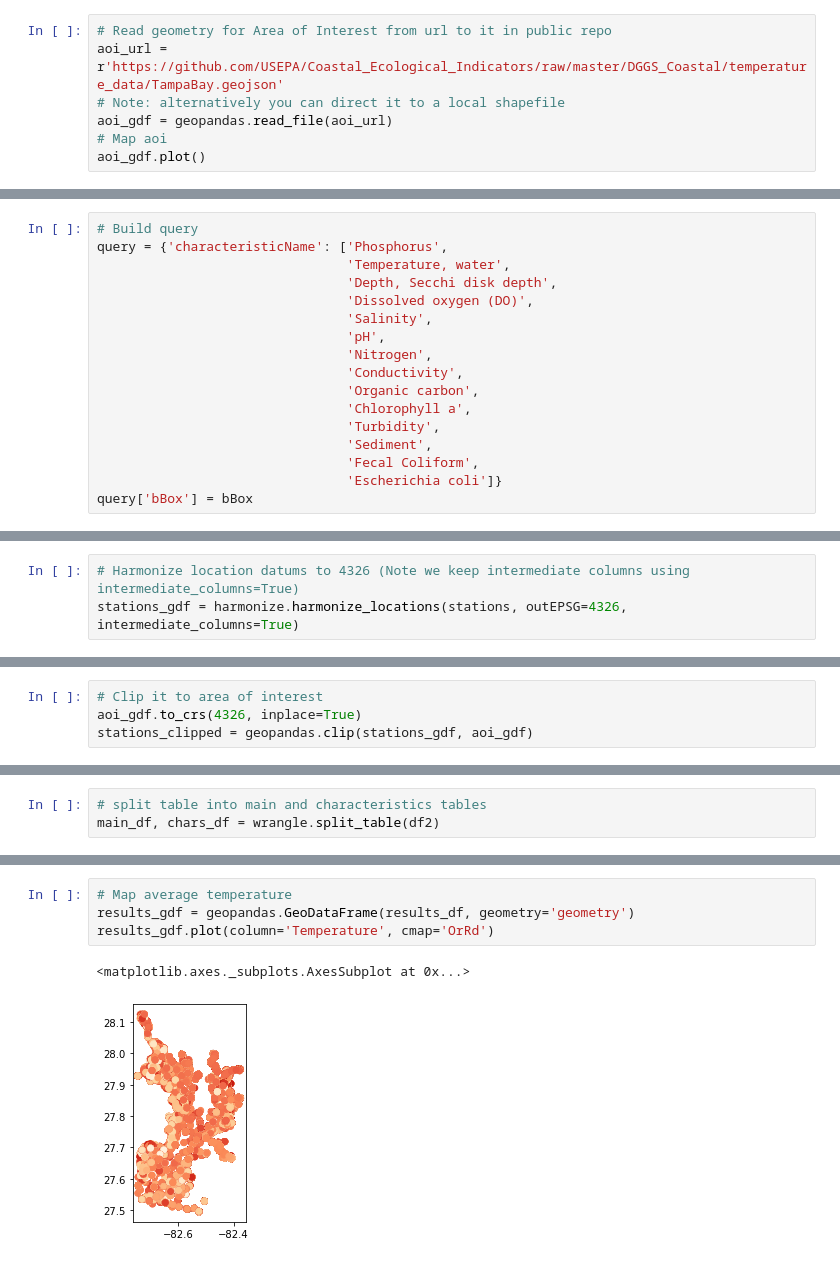
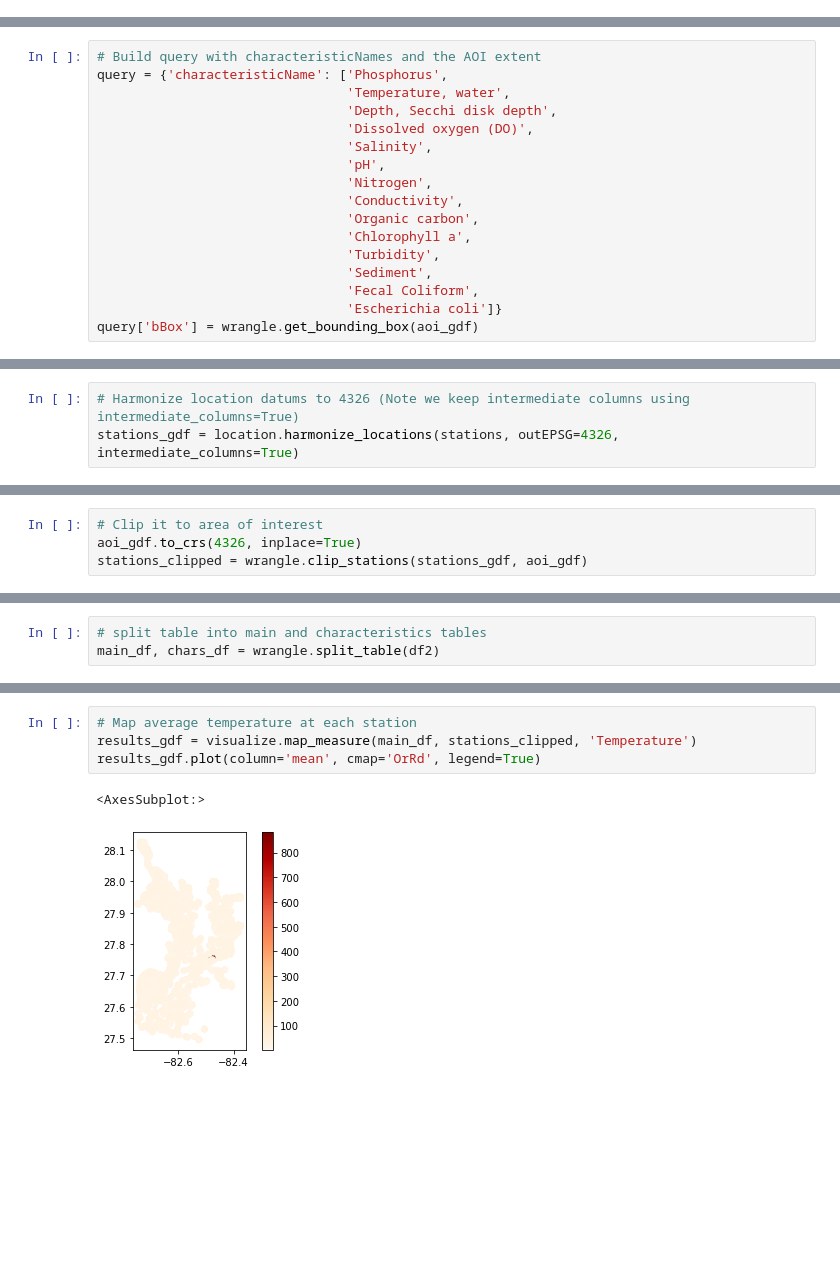
Before and after one commit to USEPA/harmonize-wq, a Jupyter notebook: demos/Harmonize_Tampa.ipynb, the cells around one changed output, grey strips where cells are left out. Cells and saved outputs as stored; diff of their text form; blank space fills up the shorter version.

```diff
--- a/demos/Harmonize_Tampa.ipynb
+++ b/demos/Harmonize_Tampa.ipynb
@@ -14,9 +170,2 @@ import dataretrieval.wqp as wqp
 # %% [markdown]
 #### Download location data using dataretrieval
-# %%
-# Read geometry for Area of Interest from url to it in public repo
-aoi_url = r'https://github.com/USEPA/Coastal_Ecological_Indicators/raw/master/DGGS_Coastal/temperature_data/TampaBay.geojson'
-# Note: alternatively you can direct it to a local shapefile
-aoi_gdf = geopandas.read_file(aoi_url)
-# Map aoi
-aoi_gdf.plot()
@@ -29,5 +172,5 @@ bBox = wrangle.get_bounding_box(aoi_gdf)
 # %%
-# Build query
+# Build query with characteristicNames and the AOI extent
 query = {'characteristicName': ['Phosphorus',
                                 'Temperature, water',
                                 'Depth, Secchi disk depth',
@@ -42,7 +185,7 @@ query = {'characteristicName': ['Phosphorus',
                                 'Sediment',
                                 'Fecal Coliform',
                                 'Escherichia coli']}
-query['bBox'] = bBox
+query['bBox'] = wrangle.get_bounding_box(aoi_gdf)
 # %%
 # Query stations (can be slow)
 stations, site_md = wqp.what_sites(**query)
@@ -72,6 +215,6 @@ LongitudeMeasure                               -82.4018
 Name: 0, dtype: object
 # %%
 # Harmonize location datums to 4326 (Note we keep intermediate columns using intermediate_columns=True)
-stations_gdf = harmonize.harmonize_locations(stations, outEPSG=4326, intermediate_columns=True)
+stations_gdf = location.harmonize_locations(stations, outEPSG=4326, intermediate_columns=True)
 # %%
 # Every function has a dostring to help understand input/output and what it does
@@ -110,7 +253,7 @@ stations_gdf.plot()
 # %%
 # Clip it to area of interest
 aoi_gdf.to_crs(4326, inplace=True)
-stations_clipped = geopandas.clip(stations_gdf, aoi_gdf)
+stations_clipped = wrangle.clip_stations(stations_gdf, aoi_gdf)
 # %%
 # Map it
 stations_clipped.plot()
@@ -1195,7 +1268,7 @@ results_df = wrangle.merge_tables(main_df, stations_clipped, gdf_cols, merge_col
 # %%
-# Map average temperature
-results_gdf = geopandas.GeoDataFrame(results_df, geometry='geometry')
-results_gdf.plot(column='Temperature', cmap='OrRd')
+# Map average temperature at each station
+results_gdf = visualize.map_measure(main_df, stations_clipped, 'Temperature')
+results_gdf.plot(column='mean', cmap='OrRd', legend=True)
 # %% [output]
-<matplotlib.axes._subplots.AxesSubplot at 0x...>
+<AxesSubplot:>
-[figure, old version]
+[figure, new version]
```
Also changed, not shown: parts of 120 cells of this notebook.
